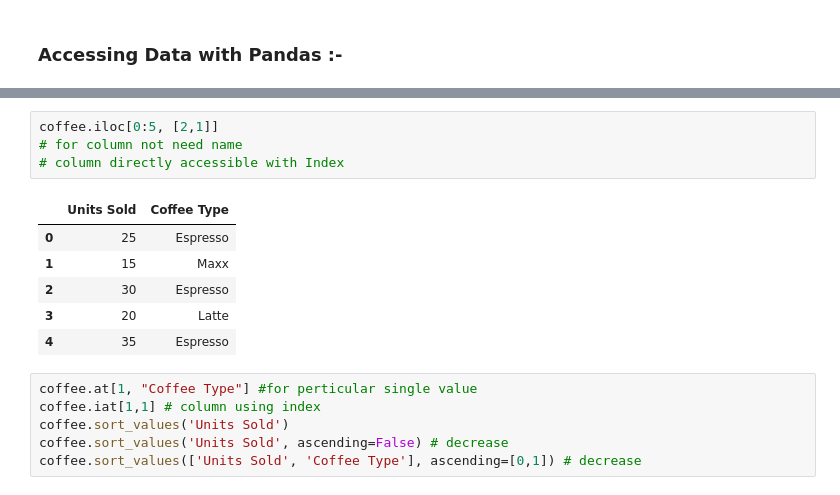
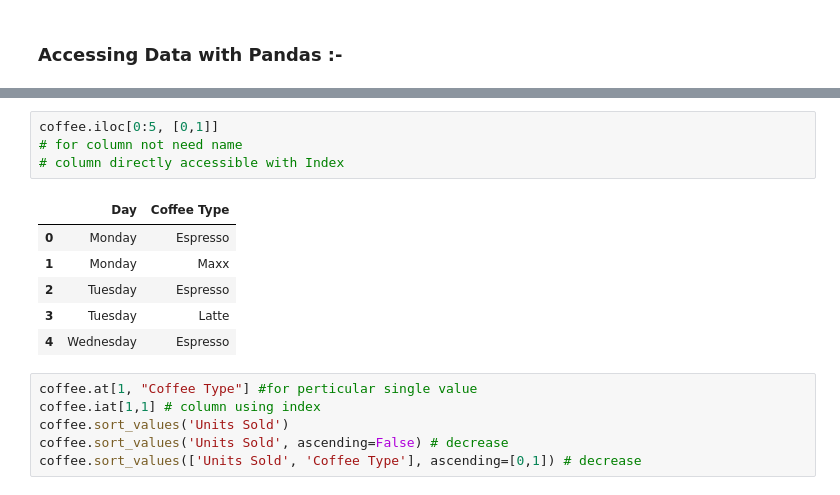
Before and after one commit to pmittal1805/machine-learning-30days, a Jupyter notebook: Day3_Pandas.ipynb, the cells around one changed output, grey strips where cells are left out. Saved outputs shown, nothing was run; the diff lists cells and outputs as text.

```diff
--- a/Day3_Pandas.ipynb
+++ b/Day3_Pandas.ipynb
@@ -168,16 +168,16 @@ coffee.head()
 | 3 | Tuesday | Latte | 20 |
 | 4 | Wednesday | Espresso | 35 |
 # %%
-coffee.iloc[0:5, [2,1]]
+coffee.iloc[0:5, [0,1]]
 # for column not need name
 # column directly accessible with Index
 # %% [output]
-|  | Units Sold | Coffee Type |
-| 0 | 25 | Espresso |
-| 1 | 15 | Maxx |
-| 2 | 30 | Espresso |
-| 3 | 20 | Latte |
-| 4 | 35 | Espresso |
+|  | Day | Coffee Type |
+| 0 | Monday | Espresso |
+| 1 | Monday | Maxx |
+| 2 | Tuesday | Espresso |
+| 3 | Tuesday | Latte |
+| 4 | Wednesday | Espresso |
 # %%
 coffee.at[1, "Coffee Type"] #for perticular single value
 coffee.iat[1,1] # column using index
```
Also changed, not shown: parts of 20 cells of this notebook.
